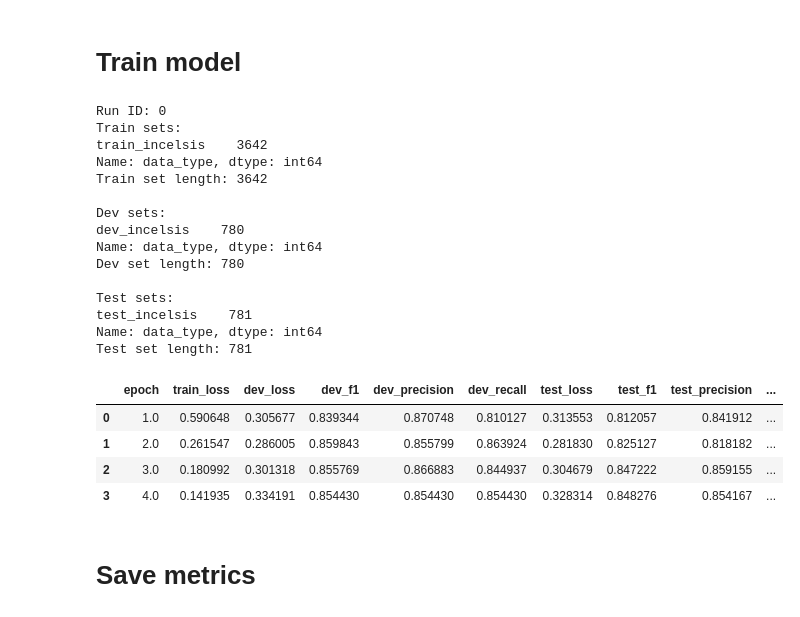
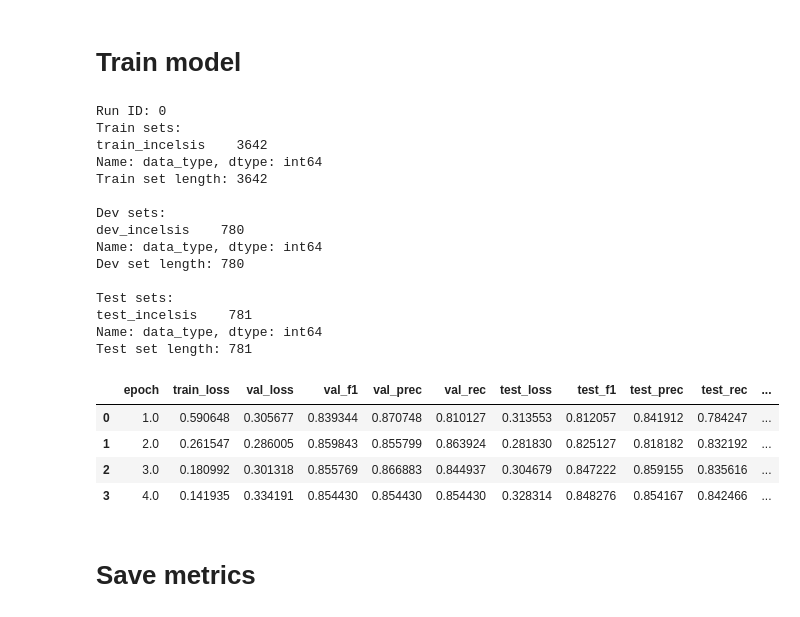
Before and after one commit to paolo-gajo/incel-thesis, a Jupyter notebook: src/2023-03-26_train_mBERT_binary_multilingual.ipynb, the cells around one changed output. Saved outputs shown, nothing was run; the diff lists cells and outputs as text; code cells hidden in the pictures.

```diff
--- a/src/2023-03-26_train_mBERT_binary_multilingual.ipynb
+++ b/src/2023-03-26_train_mBERT_binary_multilingual.ipynb
@@ -787,7 +787,7 @@ print('Test sets:')
 print(df_test['data_type'].value_counts(normalize = False))
 print('Test set length:', len(df_test), '\n')
 
-df_metrics = pd.DataFrame(columns=['epoch', 'train_loss', 'dev_loss', 'dev_f1', 'dev_precision', 'dev_recall', 'test_loss', 'test_f1', 'test_precision', 'test_recall'])
+df_metrics = pd.DataFrame(columns=['epoch', 'train_loss', 'val_loss', 'val_f1', 'val_prec', 'val_rec', 'test_loss', 'test_f1', 'test_prec', 'test_rec'])
 for epoch in range(1, epochs + 1):
     model.train()  # set the model in training mode
 
@@ -828,27 +828,27 @@ for epoch in range(1, epochs + 1):
 
     loss_train_avg = loss_train_total / len(dataloader_train)
 
-    dev_loss, pred_val, true_values_val = evaluate(dataloader_val, prob_type, multi_gpu)  # to check overtraining (or overfitting)
-    dev_f1 = f1_score_func(pred_val, true_values_val, prob_type)
+    val_loss, pred_val, true_values_val = evaluate(dataloader_val, prob_type, multi_gpu)  # to check overtraining (or overfitting)
+    val_f1 = f1_score_func(pred_val, true_values_val, prob_type)
     dev_prec = prec_func(pred_val, true_values_val, prob_type)
-    dev_recall = recall_func(pred_val, true_values_val, prob_type)
+    val_rec = recall_func(pred_val, true_values_val, prob_type)
 
     test_loss, pred_test, true_values_test = evaluate(dataloader_test, prob_type, multi_gpu)  # to check overtraining (or overfitting)
     test_f1 = f1_score_func(pred_test, true_values_test, prob_type)
     test_prec = prec_func(pred_test, true_values_test, prob_type)
-    test_recall = recall_func(pred_test, true_values_test, prob_type)
+    test_rec = recall_func(pred_test, true_values_test, prob_type)
 
     df_metrics = df_metrics.append({
         'epoch': epoch,
         'train_loss': loss_train_avg,
-        'dev_loss': dev_loss,
-        'dev_f1': dev_f1,
-        'dev_precision': dev_prec,
-        'dev_recall': dev_recall,
+        'val_loss': val_loss,
+        'val_f1': val_f1,
+        'val_prec': dev_prec,
+        'val_rec': val_rec,
         'test_loss': test_loss,
         'test_f1': test_f1,
-        'test_precision': test_prec,
-        'test_recall': test_recall
+        'test_prec': test_prec,
+        'test_rec': test_rec
     }, ignore_index=True)
 
     df_metrics['model']=model_name_simple
@@ -861,38 +861,38 @@ for epoch in range(1, epochs + 1):
     clear_output(wait=True)
 
     print('Run ID:', metrics_id)
     print('Train sets:')
     print(df_train['data_type'].value_counts(normalize = False))
     print('Train set length:', len(df_train), '\n')
     print('Dev sets:')
     print(df_dev['data_type'].value_counts(normalize = False))
     print('Dev set length:', len(df_dev), '\n')
     print('Test sets:')
     print(df_test['data_type'].value_counts(normalize = False))
     print('Test set length:', len(df_test), '\n')
 
     display(df_metrics)
 # %% [output]
 Run ID: 0
 Train sets:
 train_incelsis    3642
 Name: data_type, dtype: int64
 Train set length: 3642
 
 Dev sets:
 dev_incelsis    780
 Name: data_type, dtype: int64
 Dev set length: 780
 
 Test sets:
 test_incelsis    781
 Name: data_type, dtype: int64
 Test set length: 781
-|  | epoch | train_loss | dev_loss | dev_f1 | dev_precision | dev_recall | test_loss | test_f1 | test_precision | ... |
-| 0 | 1.0 | 0.590648 | 0.305677 | 0.839344 | 0.870748 | 0.810127 | 0.313553 | 0.812057 | 0.841912 | ... |
-| 1 | 2.0 | 0.261547 | 0.286005 | 0.859843 | 0.855799 | 0.863924 | 0.281830 | 0.825127 | 0.818182 | ... |
-| 2 | 3.0 | 0.180992 | 0.301318 | 0.855769 | 0.866883 | 0.844937 | 0.304679 | 0.847222 | 0.859155 | ... |
-| 3 | 4.0 | 0.141935 | 0.334191 | 0.854430 | 0.854430 | 0.854430 | 0.328314 | 0.848276 | 0.854167 | ... |
+|  | epoch | train_loss | val_loss | val_f1 | val_prec | val_rec | test_loss | test_f1 | test_prec | test_rec | ... |
+| 0 | 1.0 | 0.590648 | 0.305677 | 0.839344 | 0.870748 | 0.810127 | 0.313553 | 0.812057 | 0.841912 | 0.784247 | ... |
+| 1 | 2.0 | 0.261547 | 0.286005 | 0.859843 | 0.855799 | 0.863924 | 0.281830 | 0.825127 | 0.818182 | 0.832192 | ... |
+| 2 | 3.0 | 0.180992 | 0.301318 | 0.855769 | 0.866883 | 0.844937 | 0.304679 | 0.847222 | 0.859155 | 0.835616 | ... |
+| 3 | 4.0 | 0.141935 | 0.334191 | 0.854430 | 0.854430 | 0.854430 | 0.328314 | 0.848276 | 0.854167 | 0.842466 | ... |
 # %% [markdown]
 # Save metrics
 # %%
```
Also changed, not shown: 51 other files.
